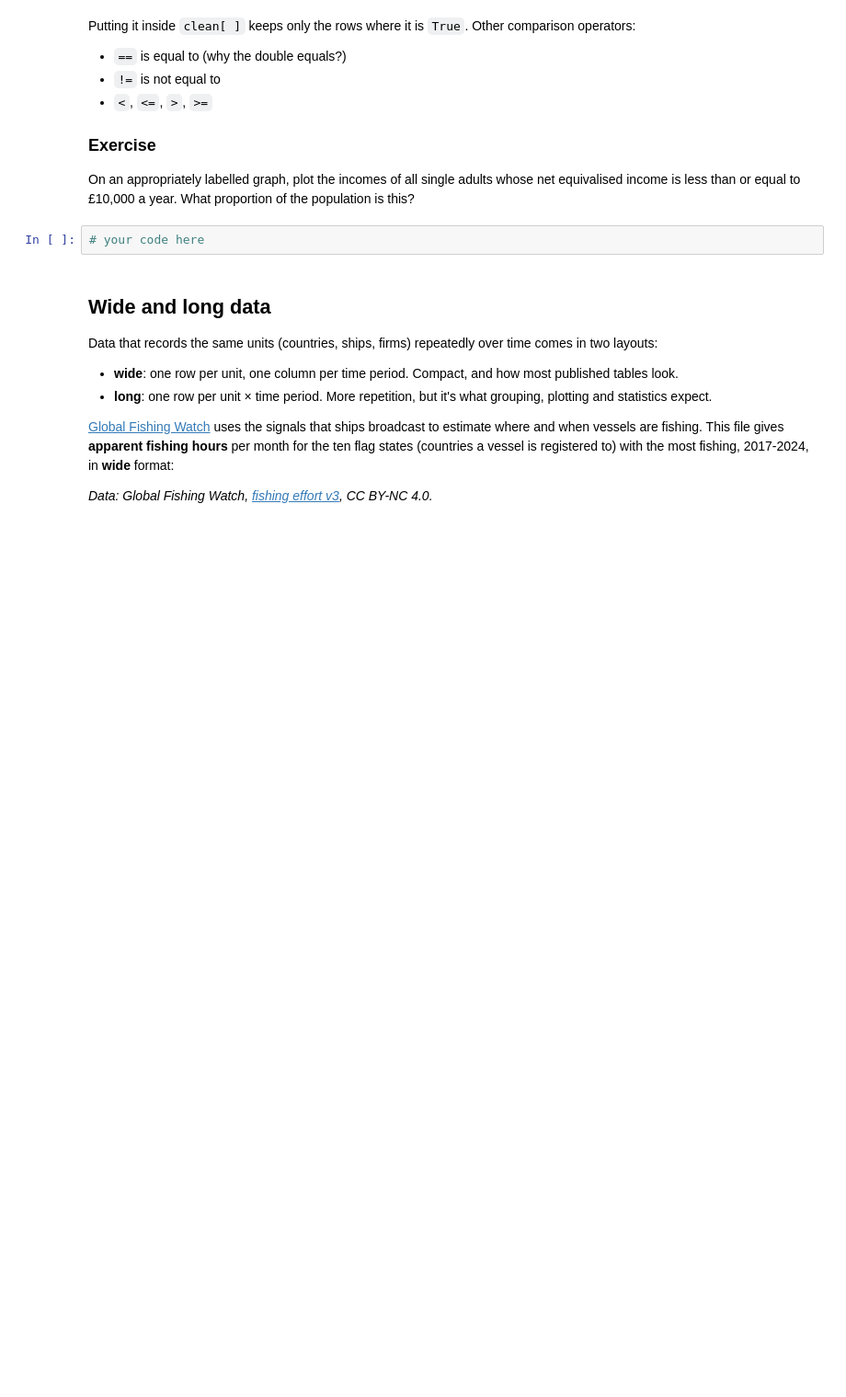
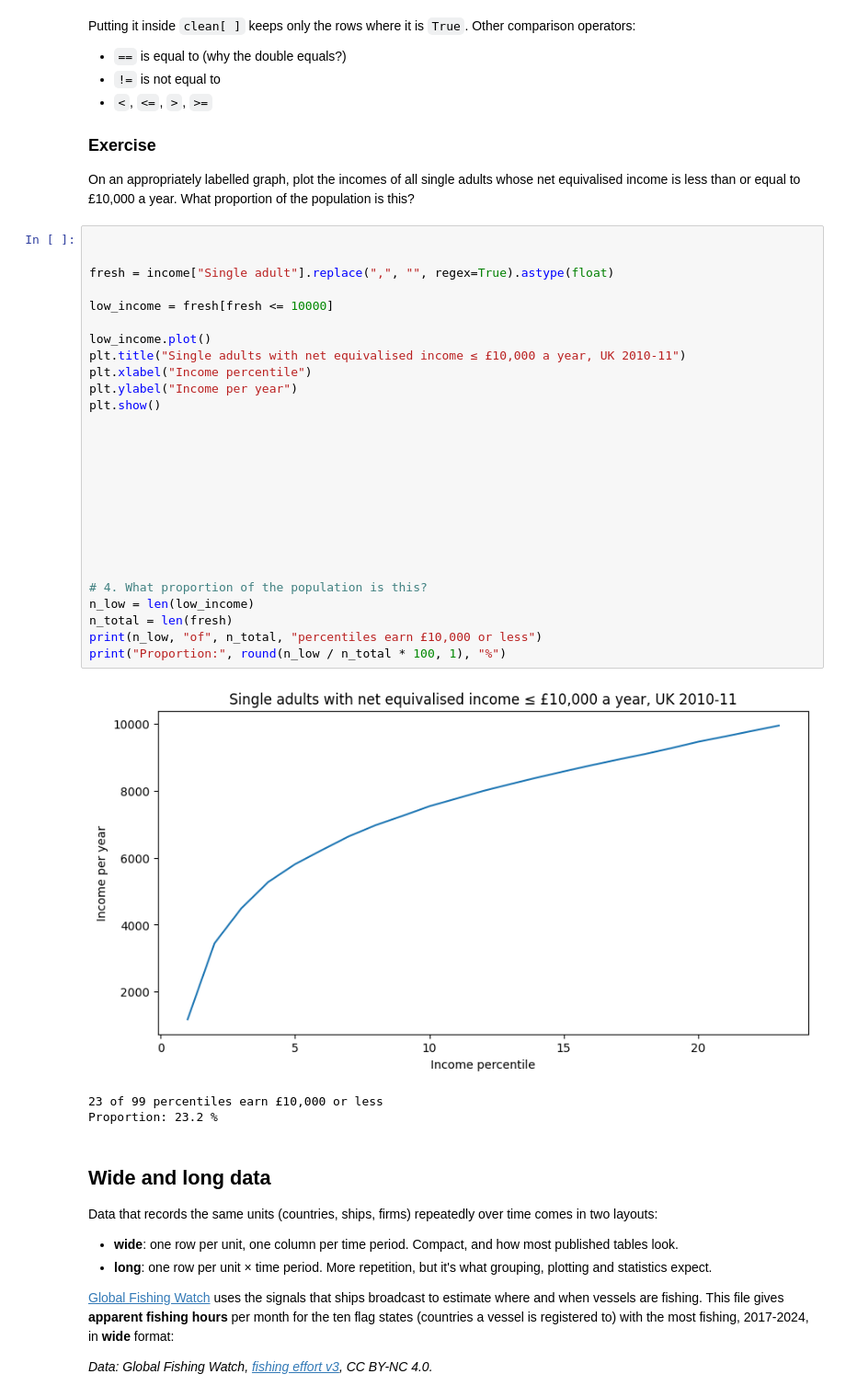
Before and after one commit to ellaxcode/QM2, a Jupyter notebook: notebooks/W02. Pandas.ipynb, the cells around one changed output. Shown at 92% size. Drawn from its saved outputs; the diff is of its cells as text; blank space fills up the shorter version.

```diff
--- a/notebooks/W02. Pandas.ipynb
+++ b/notebooks/W02. Pandas.ipynb
@@ -254,7 +327,36 @@ Putting it inside `clean[ ]` keeps only the rows where it is `True`. Other compa
 
 On an appropriately labelled graph, plot the incomes of all single adults whose net equivalised income is less than or equal to £10,000 a year. What proportion of the population is this?
 # %%
-# your code here
+
+
+fresh = income["Single adult"].replace(",", "", regex=True).astype(float)
+
+low_income = fresh[fresh <= 10000]
+
+low_income.plot()
+plt.title("Single adults with net equivalised income ≤ £10,000 a year, UK 2010-11")
+plt.xlabel("Income percentile")
+plt.ylabel("Income per year")
+plt.show()
+
+
+
+
+
+
+
+
+
+
+# 4. What proportion of the population is this?
+n_low = len(low_income)
+n_total = len(fresh)
+print(n_low, "of", n_total, "percentiles earn £10,000 or less")
+print("Proportion:", round(n_low / n_total * 100, 1), "%")
+# %% [output]
+[figure, added]
+23 of 99 percentiles earn £10,000 or less
+Proportion: 23.2 %
 # %% [markdown]
 ## Wide and long data
 
```
Also changed, not shown: parts of 8 cells of this notebook.
